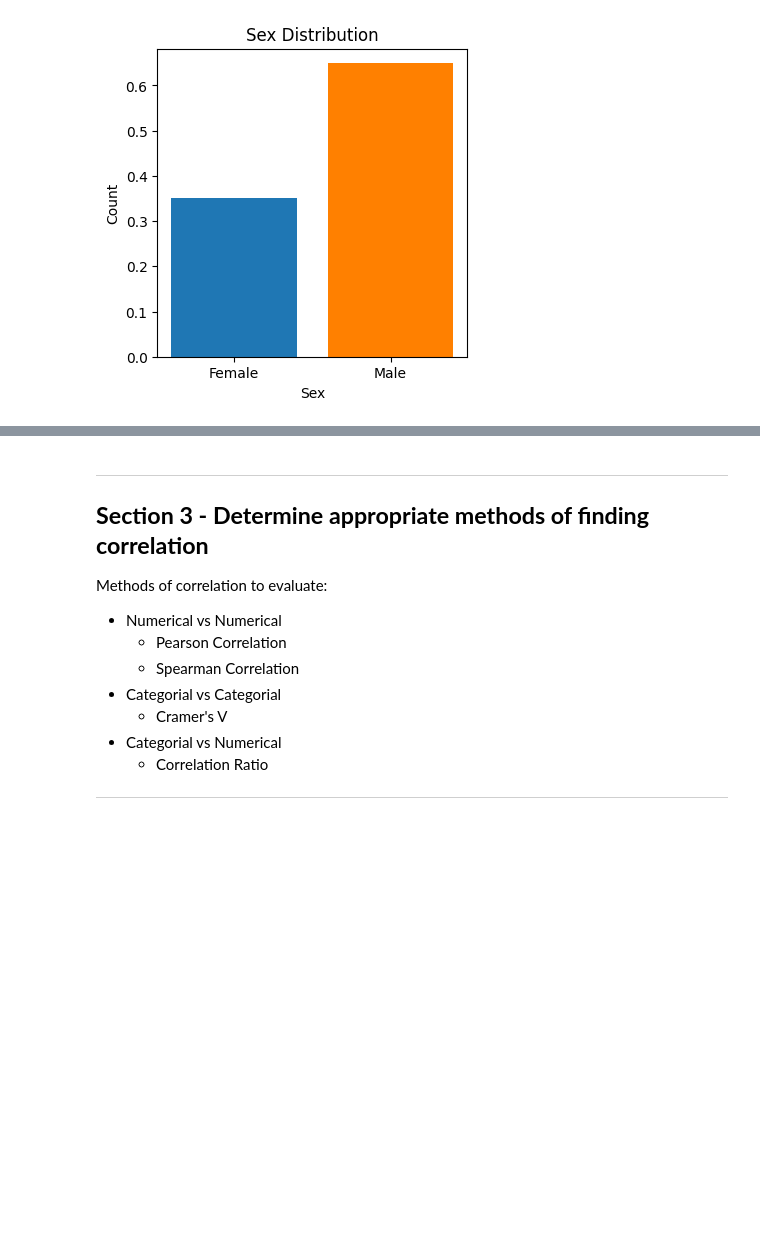
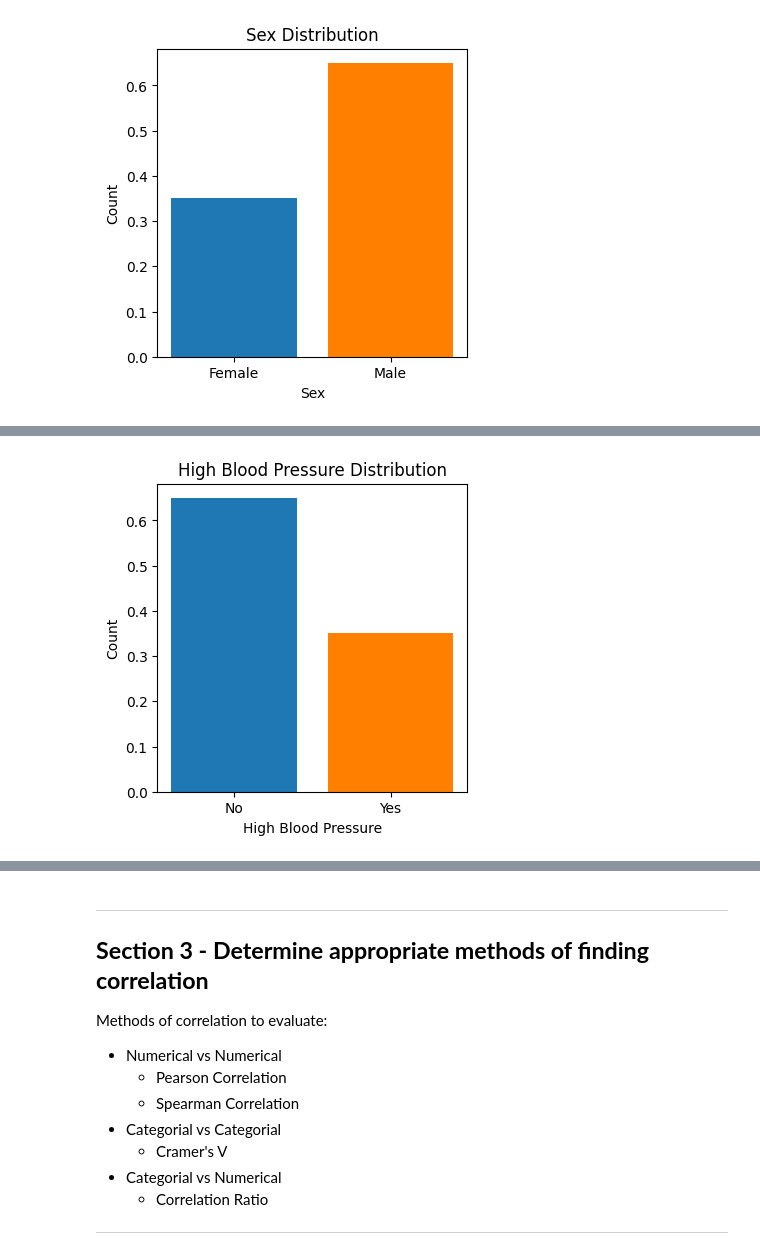
Before and after one commit to Bencp2/HeartDisease, a Jupyter notebook: HeartDiseaseAnalysis.ipynb, the cells around one changed output, grey strips where cells are left out. Drawn from its saved outputs; the diff is of its cells as text; code cells hidden in the pictures; blank space fills up the shorter version.

```diff
--- a/HeartDiseaseAnalysis.ipynb
+++ b/HeartDiseaseAnalysis.ipynb
@@ -238,0 +257,8 @@ barplot(categories, sex_counts, 'Sex Distribution', 'Sex', 'Count', colors)
+# %%
+#Creates bar graph for attribute High Blood Pressure
+categories = ['No', 'Yes']
+colors = ['tab:blue', '#FF8000']
+high_blood_pressure_counts = data_with_errors['high_blood_pressure'].map({0: 'No', 1: 'Yes'}).value_counts(normalize=True).reindex(categories)
+barplot(categories, high_blood_pressure_counts, 'High Blood Pressure Distribution', 'High Blood Pressure', 'Count', colors)
+# %% [output]
+[figure, added]
```
Also changed, not shown: parts of 5 cells of this notebook.
